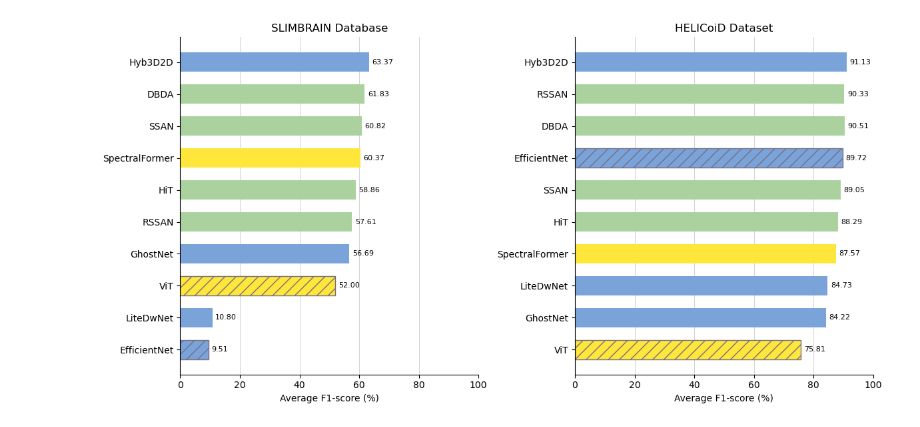
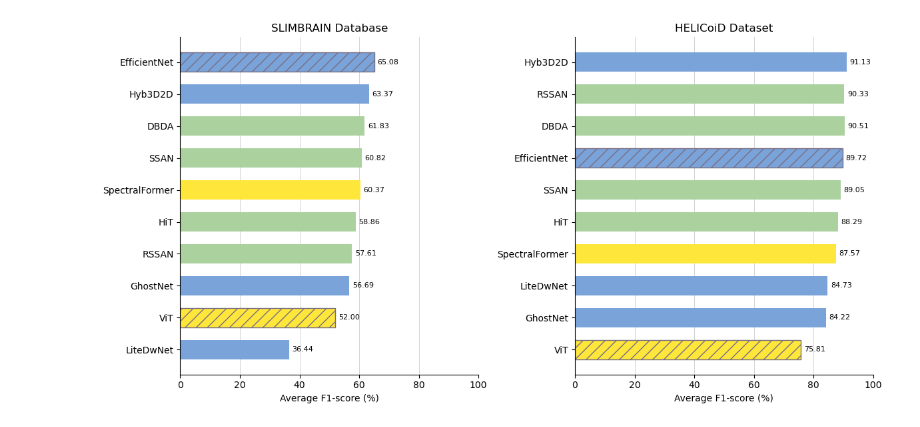
Before and after one commit to domenico-rgs/HSIBrain-Benchmark, a Jupyter notebook: plots/rank_bar_plot.ipynb, the cells around one changed output. Cells and saved outputs as stored; diff of their text form; code cells hidden in the pictures.

Commit message:
Update plot code and outputs

```diff
--- a/plots/rank_bar_plot.ipynb
+++ b/plots/rank_bar_plot.ipynb
@@ -3,12 +3,12 @@ import matplotlib.pyplot as plt
 import numpy as np
 # %%
 models = [
-    "Hyb3D2D", "DBDA", "SSAN", "SpectralFormer", "HiT",  "RSSAN",
-    "GhostNet", "ViT", "LiteDwNet", "EfficientNet"
+    "EfficientNet", "Hyb3D2D", "DBDA", "SSAN", "SpectralFormer", "HiT",  "RSSAN",
+    "GhostNet", "ViT", "LiteDwNet"
 ]
 
-scores_slimbrain = [63.37, 61.83, 60.82, 60.37, 58.86, 57.61,
-                    56.69, 52.00, 10.80, 9.51]
+scores_slimbrain = [65.08, 63.37, 61.83, 60.82, 60.37, 58.86, 57.61,
+                    56.69, 52.00, 36.44]
 #errors_slimbrain = [21.98, 22.61, 22.50, 24.02, 22.77, 22.25, 23.33, 23.23, 15.07, 32.67]
 
 models2 = [
@@ -17,8 +17,8 @@ models2 = [
 ]
 
 categories_slimbrain = [
-    "conv", "hyb", "hyb", "att",  "hyb", "hyb",
-    "conv", "att", "conv", "conv"
+    "conv", "conv", "hyb", "hyb", "att",  "hyb", "hyb",
+    "conv", "att", "conv"
 ]
 
 scores_helicoid = [91.13, 90.33, 90.51, 89.72, 89.05, 88.29,
@@ -54,11 +54,11 @@ axes[0].spines["right"].set_visible(False)
 axes[0].grid(axis="x", color="lightgray", linestyle="-", linewidth=0.7)
 axes[0].set_axisbelow(True)
 
-bars[9].set_hatch('//')
-bars[9].set_edgecolor('#786F83')
+bars[0].set_hatch('//')
+bars[0].set_edgecolor('#786F83')
 
-bars[7].set_hatch('//')
-bars[7].set_edgecolor('#786F83')
+bars[8].set_hatch('//')
+bars[8].set_edgecolor('#786F83')
 
 #for i, (val, err) in enumerate(zip(scores_slimbrain, errors_slimbrain)):#
 for i, val in enumerate(scores_slimbrain):
@@ -71,31 +71,31 @@ colors2 = [color_map[c] for c in categories_helicoid]
 bars_hl = axes[1].barh(y2, scores_helicoid, color=colors2, height=0.6, capsize=4)
 
 axes[1].set_yticks(y2, labels=models2)
 axes[1].invert_yaxis()
 axes[1].set_xlim(0, 100)
 axes[1].set_xlabel("Average F1-score (%)")
 axes[1].set_title("HELICoiD Dataset")
 
 axes[1].spines["top"].set_visible(False)
 axes[1].spines["right"].set_visible(False)
 axes[1].grid(axis="x", color="lightgray", linestyle="-", linewidth=0.7)
 axes[1].set_axisbelow(True)
 
 bars_hl[3].set_hatch('//')
 bars_hl[3].set_edgecolor('#786F83')
 
 bars_hl[9].set_hatch('//')
 bars_hl[9].set_edgecolor('#786F83')
 
 #for i, (val, err) in enumerate(zip(scores_helicoid, errors_helicoid)):
 #for i, (val, err) in scores_helicoid:
 #    axes[1].text(val + err + 1, i, f"{val:.2f}", va="center", fontsize=8)
 
 for i, val in enumerate(scores_helicoid):
     axes[1].text(val + 1, i, f"{val:.2f}", va="center", fontsize=8)
 
 plt.tight_layout()
 plt.savefig("outputs/rank_bar_plot.png", dpi=1200, bbox_inches='tight', transparent=True)
 plt.show()
 # %% [output]
-[figure, old version]
+[figure, new version]
```
Also changed, not shown: 5 other files.
